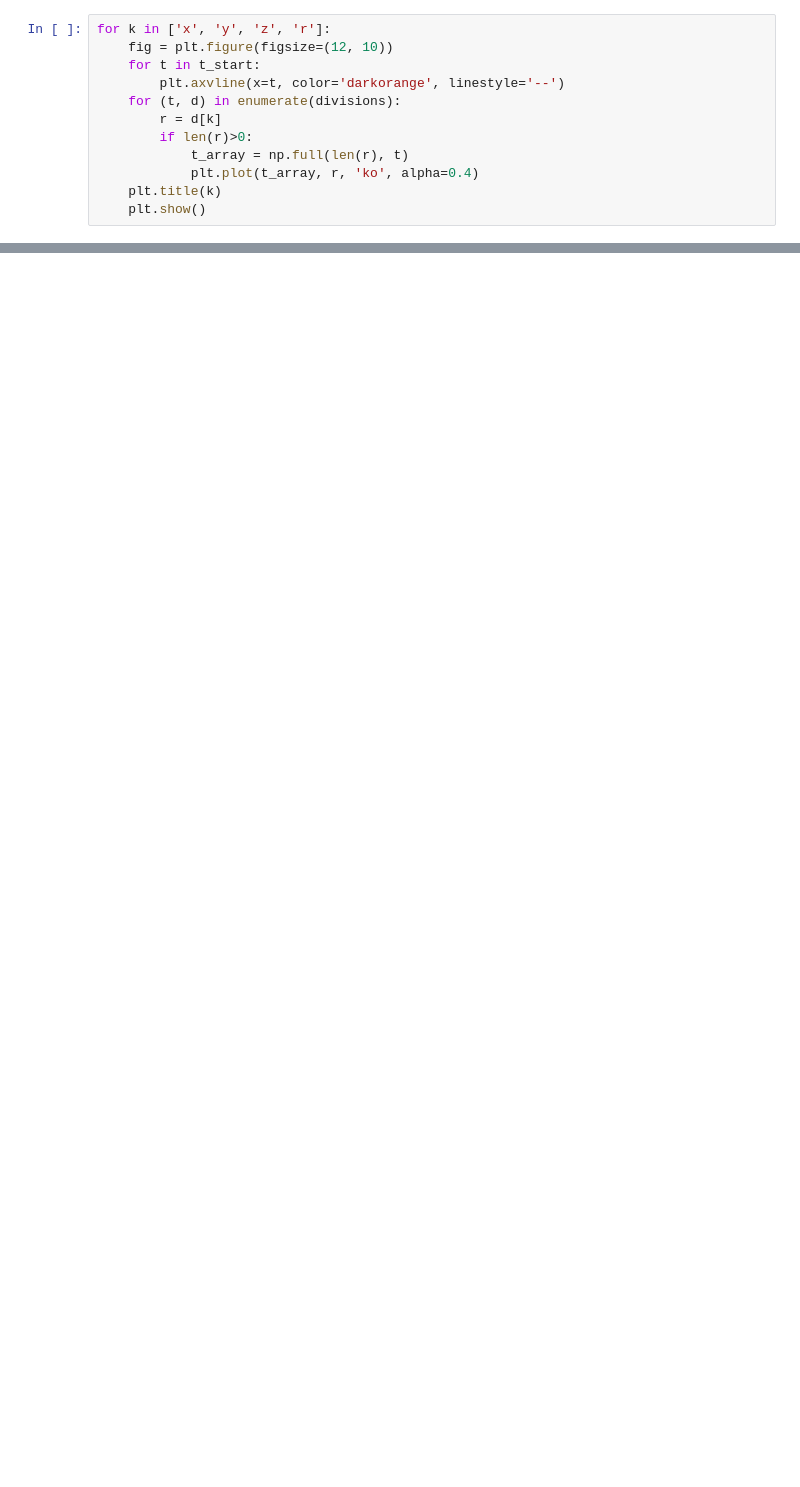
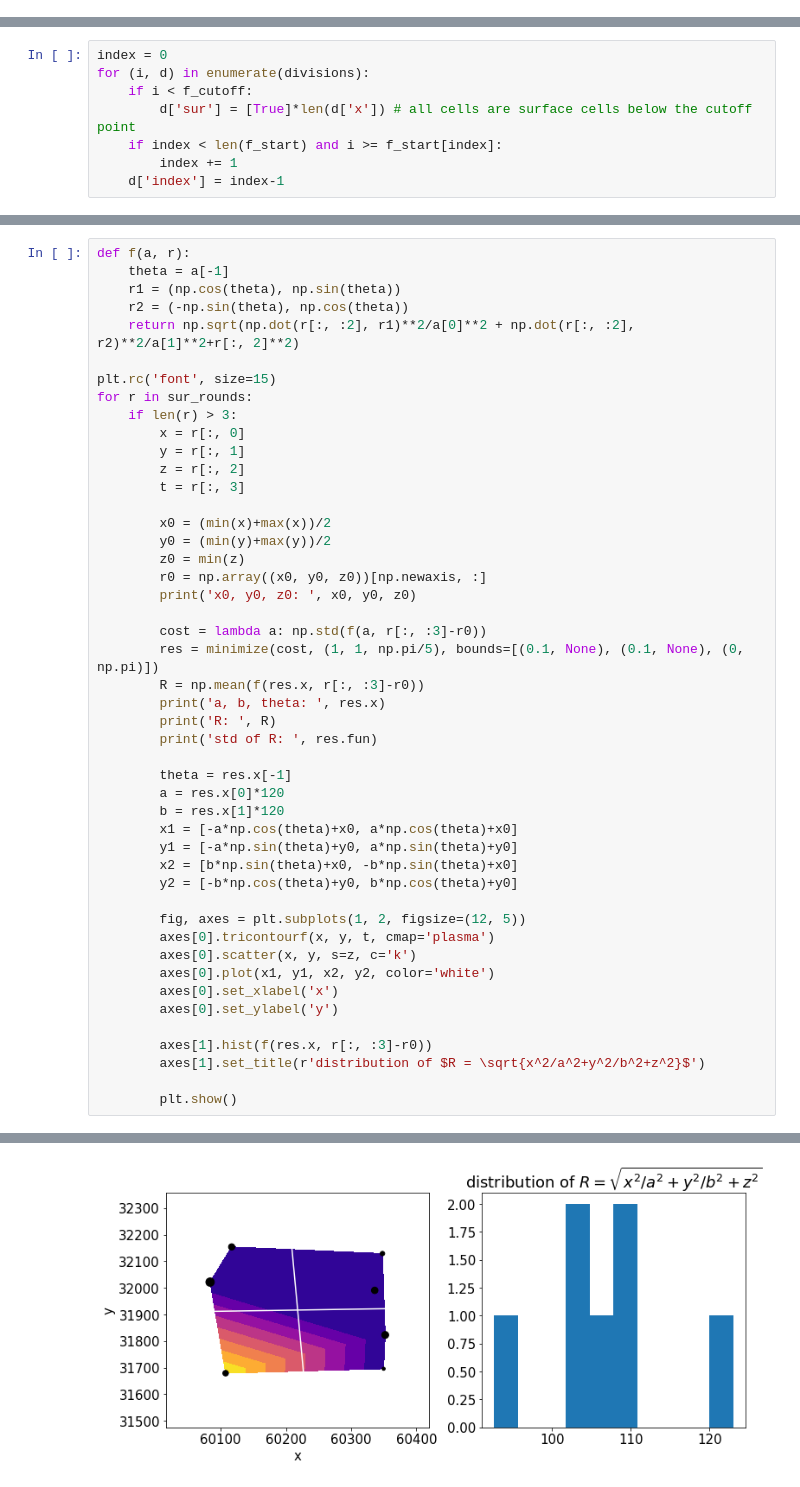
Before and after one commit to Irene-Li/MitoticWaves, a Jupyter notebook: data_processing.ipynb, the cells around one changed output, grey strips where cells are left out. Drawn from its saved outputs; the diff is of its cells as text; blank space fills up the shorter version.

```diff
--- a/data_processing.ipynb
+++ b/data_processing.ipynb
@@ -111,12 +146,0 @@ plt.show()
-# %%
-for k in ['x', 'y', 'z', 'r']:
-    fig = plt.figure(figsize=(12, 10))
-    for t in t_start:
-        plt.axvline(x=t, color='darkorange', linestyle='--')
-    for (t, d) in enumerate(divisions):
-        r = d[k]
-        if len(r)>0:
-            t_array = np.full(len(r), t)
-            plt.plot(t_array, r, 'ko', alpha=0.4)
-    plt.title(k)
-    plt.show()
@@ -153,0 +147,8 @@ for k in ['x', 'y', 'z', 'r']:
+# %%
+index = 0
+for (i, d) in enumerate(divisions):
+    if i < f_cutoff:
+        d['sur'] = [True]*len(d['x']) # all cells are surface cells below the cutoff point
+    if index < len(f_start) and i >= f_start[index]:
+        index += 1
+    d['index'] = index-1
@@ -153,0 +185,48 @@ for k in ['x', 'y', 'z', 'r']:
+# %%
+def f(a, r):
+    theta = a[-1]
+    r1 = (np.cos(theta), np.sin(theta))
+    r2 = (-np.sin(theta), np.cos(theta))
+    return np.sqrt(np.dot(r[:, :2], r1)**2/a[0]**2 + np.dot(r[:, :2], r2)**2/a[1]**2+r[:, 2]**2)
+
+plt.rc('font', size=15)
+for r in sur_rounds:
+    if len(r) > 3:
+        x = r[:, 0]
+        y = r[:, 1]
+        z = r[:, 2]
+        t = r[:, 3]
+
+        x0 = (min(x)+max(x))/2
+        y0 = (min(y)+max(y))/2
+        z0 = min(z)
+        r0 = np.array((x0, y0, z0))[np.newaxis, :]
+        print('x0, y0, z0: ', x0, y0, z0)
+
+        cost = lambda a: np.std(f(a, r[:, :3]-r0))
+        res = minimize(cost, (1, 1, np.pi/5), bounds=[(0.1, None), (0.1, None), (0, np.pi)])
+        R = np.mean(f(res.x, r[:, :3]-r0))
+        print('a, b, theta: ', res.x)
+        print('R: ', R)
+        print('std of R: ', res.fun)
+
+        theta = res.x[-1]
+        a = res.x[0]*120
+        b = res.x[1]*120
+        x1 = [-a*np.cos(theta)+x0, a*np.cos(theta)+x0]
+        y1 = [-a*np.sin(theta)+y0, a*np.sin(theta)+y0]
+        x2 = [b*np.sin(theta)+x0, -b*np.sin(theta)+x0]
+        y2 = [-b*np.cos(theta)+y0, b*np.cos(theta)+y0]
+
+        fig, axes = plt.subplots(1, 2, figsize=(12, 5))
+        axes[0].tricontourf(x, y, t, cmap='plasma')
+        axes[0].scatter(x, y, s=z, c='k')
+        axes[0].plot(x1, y1, x2, y2, color='white')
+        axes[0].set_xlabel('x')
+        axes[0].set_ylabel('y')
+
+        axes[1].hist(f(res.x, r[:, :3]-r0))
+        axes[1].set_title(r'distribution of $R = \sqrt{x^2/a^2+y^2/b^2+z^2}$')
+
+        plt.show()
+# %% [output]
@@ -153,0 +237 @@ for k in ['x', 'y', 'z', 'r']:
+[figure, added]
```
Also changed, not shown: parts of 26 cells of this notebook, 13 other files.
